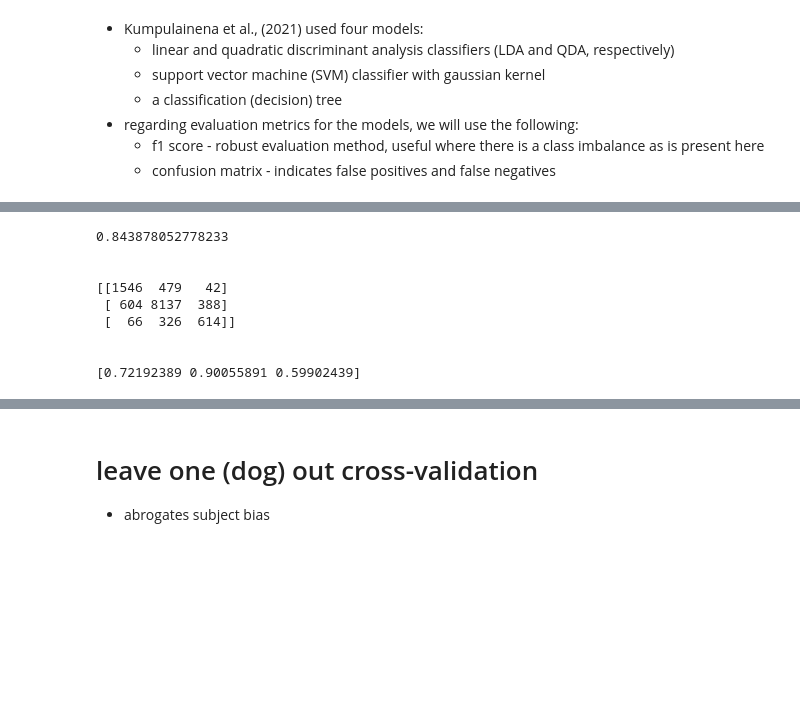
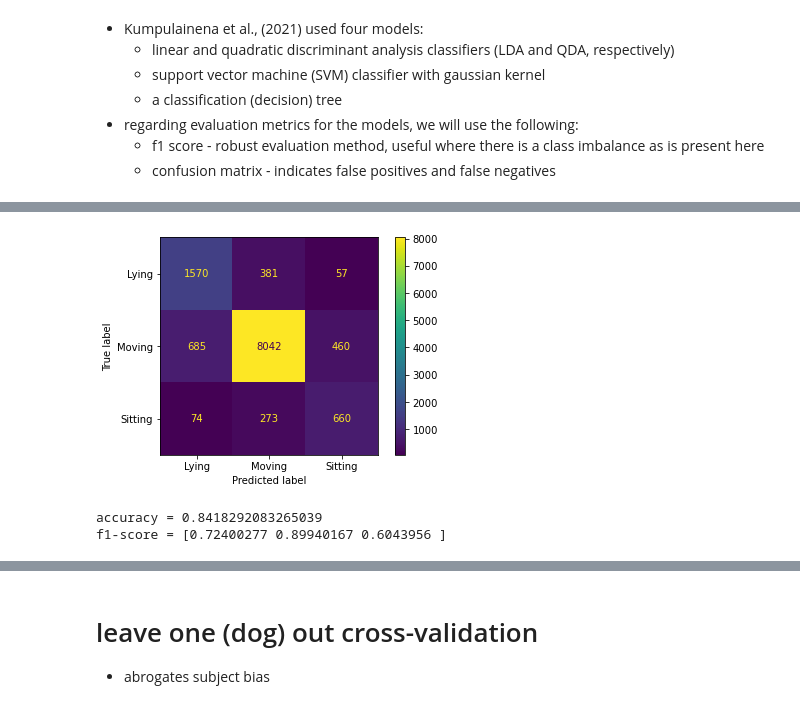
Before and after one commit to benjamingray123/IMU-behaviour-classification, a Jupyter notebook: 3.features&models.ipynb, the cells around one changed output, grey strips where cells are left out. Saved outputs shown, nothing was run; the diff lists cells and outputs as text; code cells hidden in the pictures; blank space fills up the shorter version.

```diff
--- a/3.features&models.ipynb
+++ b/3.features&models.ipynb
@@ -258,27 +256,21 @@ print(f1_score(y_test, dtc_preds, average=None))
 # %%
 # support vector classifier
 svc_model = SVC(kernel = 'linear', C = 1).fit(x_train, y_train)
 svc_preds = svc_model.predict(x_test)
 
 # model accuracy for x_test
 accuracy = svc_model.score(x_test, y_test)
 
 # creating a confusion matrix
-cm = confusion_matrix(y_test, svc_preds)
+cm = confusion_matrix(y_test, svc_preds, labels=svc_model.classes_)
+cmp = ConfusionMatrixDisplay(confusion_matrix=cm, display_labels=svc_model.classes_)
+cmp.plot()
+plt.show()
 
-print(accuracy)
-print('\n')
-print(cm)
-print('\n')
-print(f1_score(y_test, svc_preds, average=None))
+print(f'accuracy = {accuracy}') # etc_model(20) = 0.843 // etc_model(9)=0.817 // skb_model(14)=0.838
+print(f'f1-score = {f1_score(y_test, svc_preds, average=None)}')
 # %% [output]
+[figure, added]
-0.843878052778233
-
-
-[[1546  479   42]
- [ 604 8137  388]
- [  66  326  614]]
-
-
-[0.72192389 0.90055891 0.59902439]
+accuracy = 0.8418292083265039
+f1-score = [0.72400277 0.89940167 0.6043956 ]
 # %%
```
Also changed, not shown: parts of 14 cells of this notebook, 2 other files.
